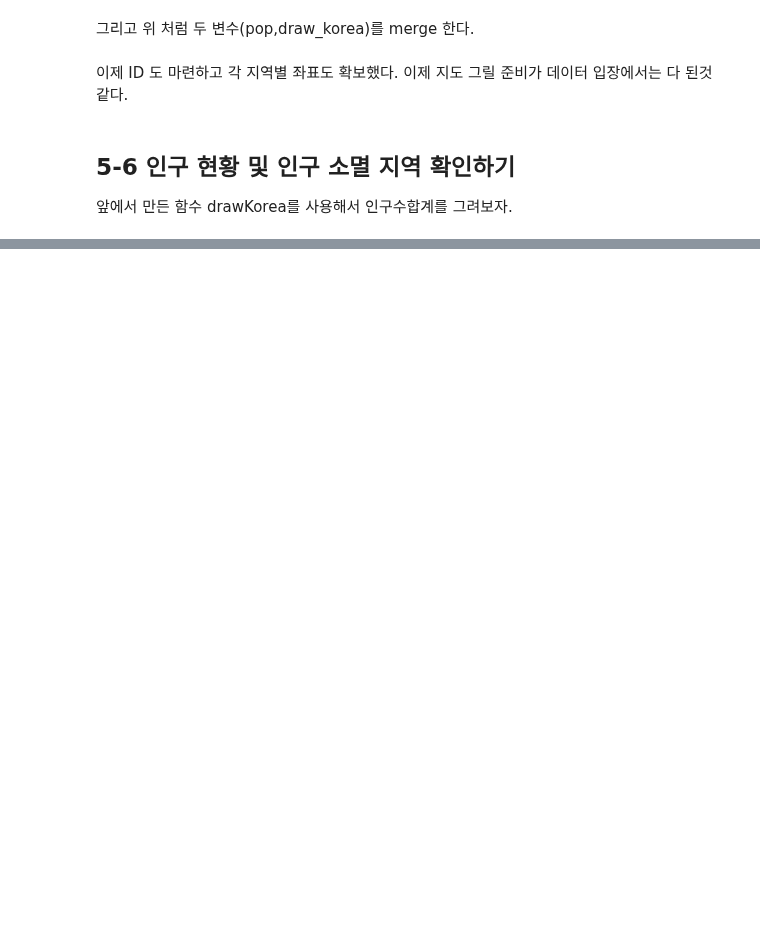
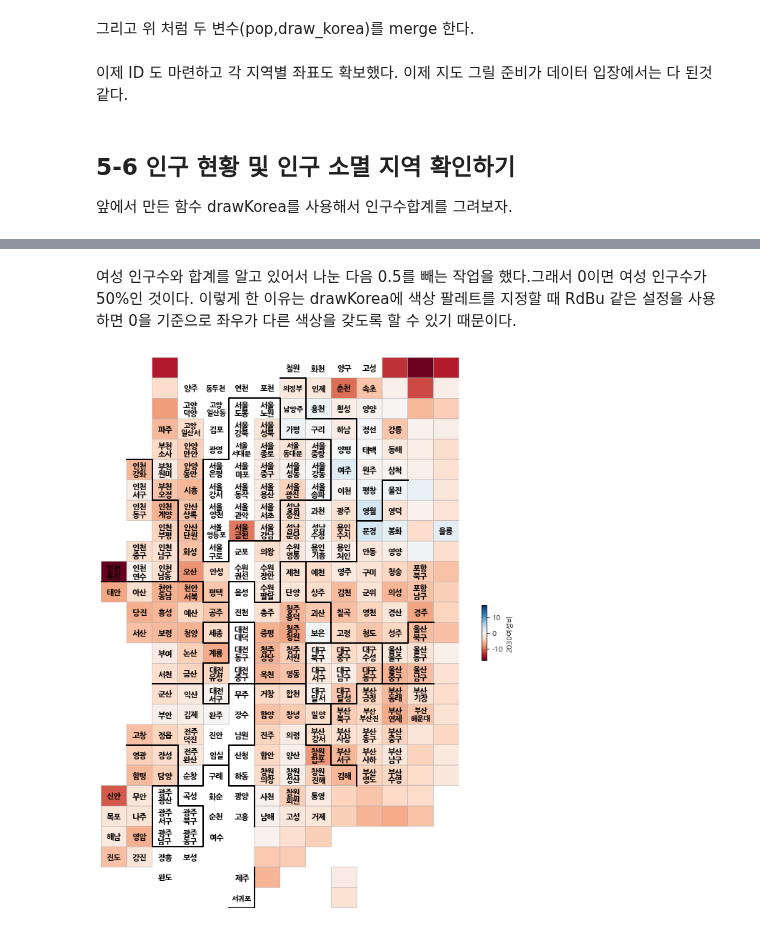
Before and after one commit to jaeyoon89/python_datascience_study, a Jupyter notebook: ch5_population_using_kr_map.ipynb, the cells around one changed output, grey strips where cells are left out. Drawn from its saved outputs; the diff is of its cells as text; code cells hidden in the pictures; blank space fills up the shorter version.

```diff
--- a/ch5_population_using_kr_map.ipynb
+++ b/ch5_population_using_kr_map.ipynb
@@ -581,0 +653,7 @@ KeyError: 'y'
+# %% [markdown]
+여성 인구수와 합계를 알고 있어서 나눈 다음 0.5를 빼는 작업을 했다.그래서 0이면 여성 인구수가 50%인 것이다. 이렇게 한 이유는 drawKorea에 색상 팔레트를 지정할 때 RdBu 같은 설정을 사용하면 0을 기준으로 좌우가 다른 색상을 갖도록 할 수 있기 때문이다.
+# %%
+pop['2030여성비'] = (pop['20-39세여자']/pop['20-39세합계'] - 0.5) *100
+drawKorea('2030여성비', pop, 'RdBu')
+# %% [output]
+[figure, added]
```
Also changed, not shown: parts of 22 cells of this notebook.
